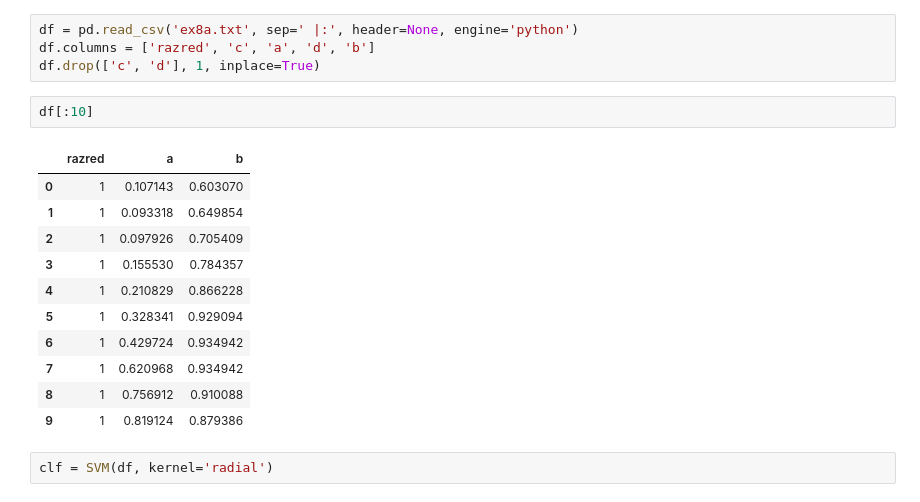
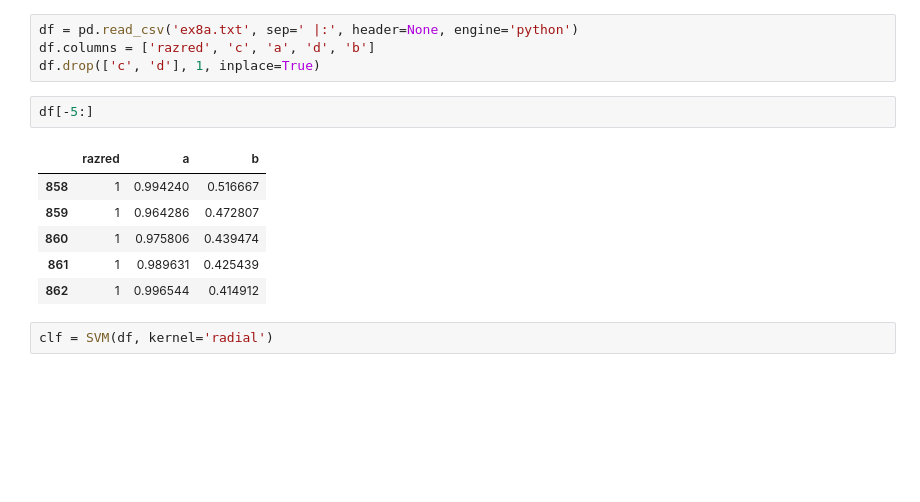
Before and after one commit to lenarttreven/MachineLearning, a Jupyter notebook: Support_vector_machine.ipynb, the cells around one changed output. Saved outputs shown, nothing was run; the diff lists cells and outputs as text; blank space fills up the shorter version.

```diff
--- a/Support_vector_machine.ipynb
+++ b/Support_vector_machine.ipynb
@@ -556,19 +569,14 @@ df = pd.read_csv('ex8a.txt', sep=' |:', header=None, engine='python')
 df.columns = ['razred', 'c', 'a', 'd', 'b']
 df.drop(['c', 'd'], 1, inplace=True)
 # %%
-df[:10]
+df[-5:]
 # %% [output]
 |  | razred | a | b |
-| 0 | 1 | 0.107143 | 0.603070 |
-| 1 | 1 | 0.093318 | 0.649854 |
-| 2 | 1 | 0.097926 | 0.705409 |
-| 3 | 1 | 0.155530 | 0.784357 |
-| 4 | 1 | 0.210829 | 0.866228 |
-| 5 | 1 | 0.328341 | 0.929094 |
-| 6 | 1 | 0.429724 | 0.934942 |
-| 7 | 1 | 0.620968 | 0.934942 |
-| 8 | 1 | 0.756912 | 0.910088 |
-| 9 | 1 | 0.819124 | 0.879386 |
+| 858 | 1 | 0.994240 | 0.516667 |
+| 859 | 1 | 0.964286 | 0.472807 |
+| 860 | 1 | 0.975806 | 0.439474 |
+| 861 | 1 | 0.989631 | 0.425439 |
+| 862 | 1 | 0.996544 | 0.414912 |
 # %%
 clf = SVM(df, kernel='radial')
 # %%
```
Also changed, not shown: parts of 10 cells of this notebook, 1 other file.
